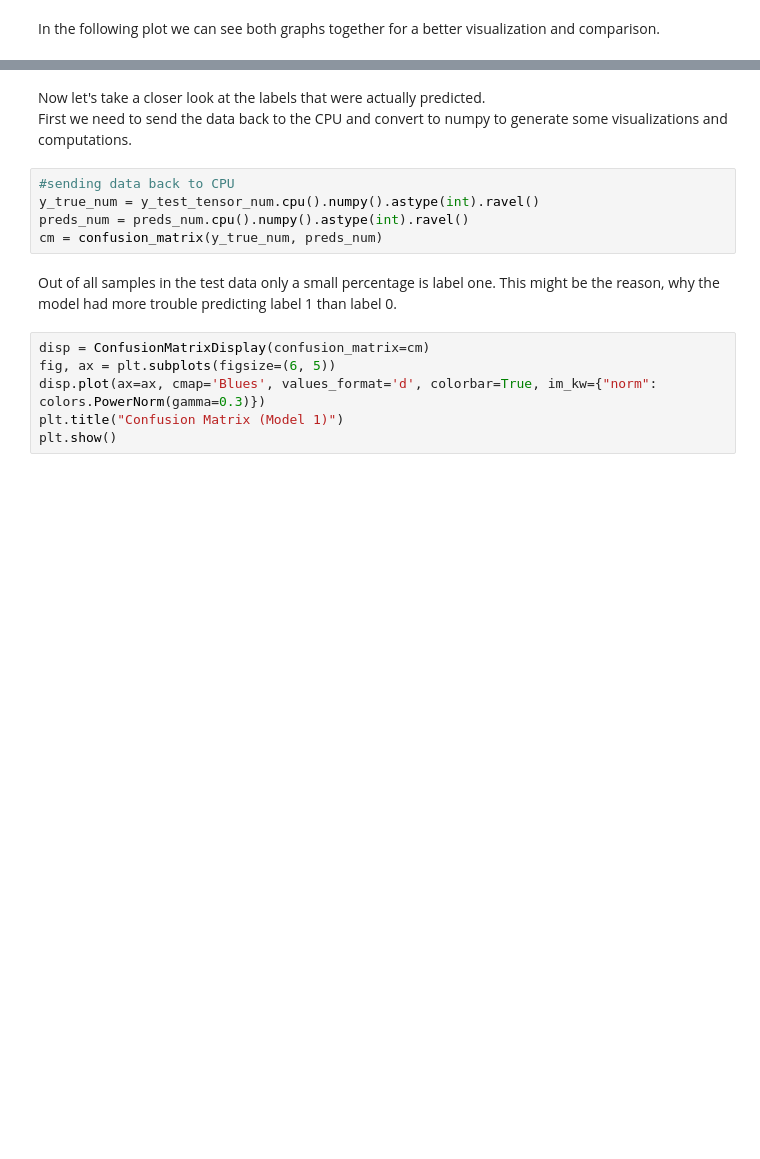
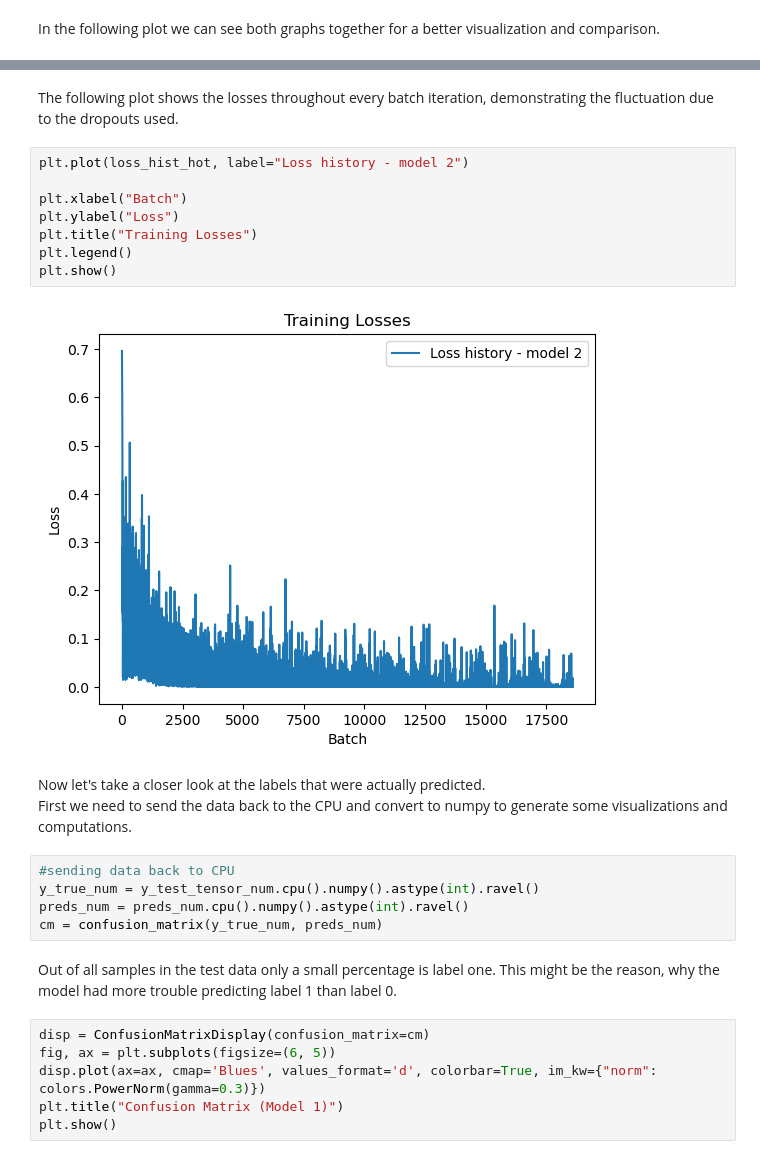
Before and after one commit to McRicecorn/NeuronaleNetze_DNA_Sequenz, a Jupyter notebook: Project2.4_Team11.ipynb, the cells around one changed output, grey strips where cells are left out. Saved outputs shown, nothing was run; the diff lists cells and outputs as text; blank space fills up the shorter version.

Commit message:
loss history of all batches plotted

```diff
--- a/Project2.4_Team11.ipynb
+++ b/Project2.4_Team11.ipynb
@@ -520,3 +520,15 @@ plt.show()
+# %% [markdown]
+The following plot shows the losses throughout every batch iteration, demonstrating the fluctuation due to the dropouts used.
+# %%
+plt.plot(loss_hist_hot, label="Loss history - model 2")
+
+plt.xlabel("Batch")
+plt.ylabel("Loss")
+plt.title("Training Losses")
+plt.legend()
+plt.show()
+# %% [output]
+[figure, added]
 # %% [markdown]
 Now let's take a closer look at the labels that were actually predicted.
 First we need to send the data back to the CPU and convert to numpy to generate some visualizations and computations.
```
Also changed, not shown: parts of 8 cells of this notebook.
